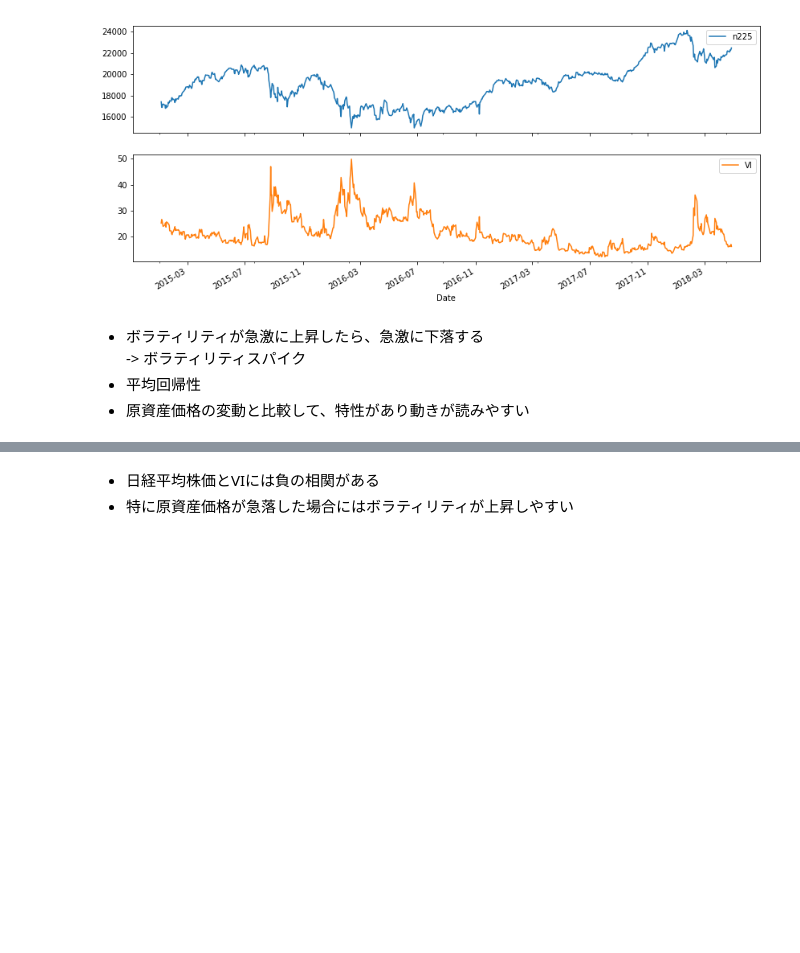
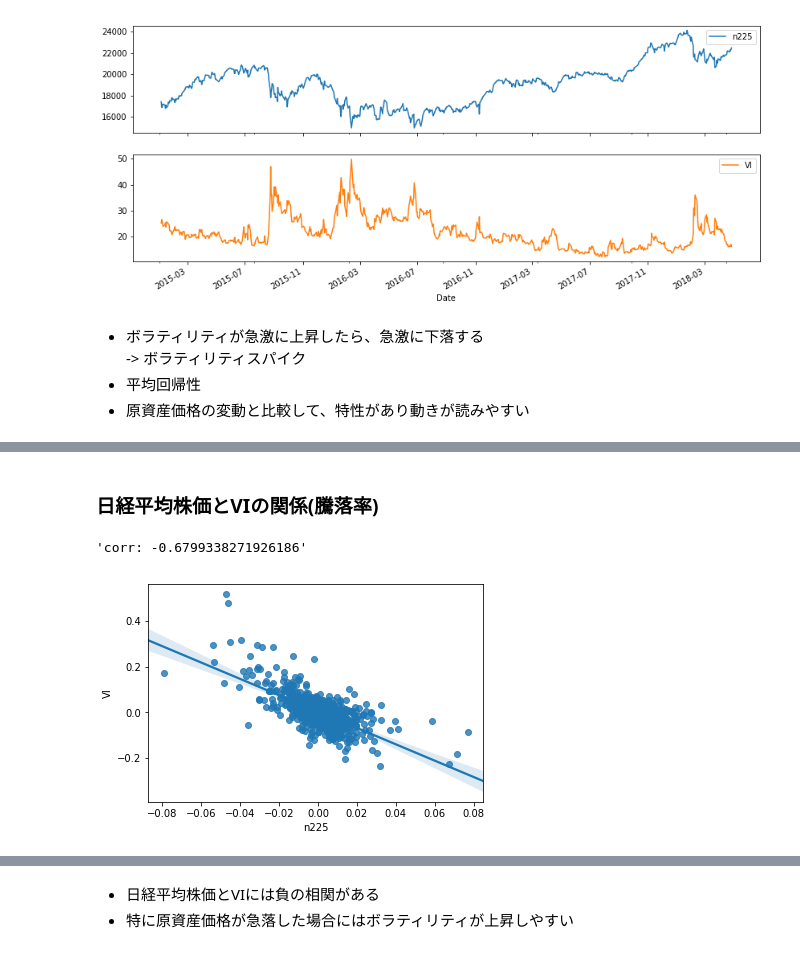
Before and after one commit to drillan/option-old, a Jupyter notebook: VolatilityFeature.ipynb, the cells around one changed output, grey strips where cells are left out. Drawn from its saved outputs; the diff is of its cells as text; code cells hidden in the pictures; blank space fills up the shorter version.

```diff
--- a/VolatilityFeature.ipynb
+++ b/VolatilityFeature.ipynb
@@ -83 +113,10 @@ sns.regplot(x='n225', y='VI', data=n225_vi_df);
+# %% [markdown]
+### 日経平均株価とVIの関係(騰落率)
+# %%
+n225_vi_diff_df = n225_vi_df.pct_change().dropna()
+sns.regplot(x='n225', y='VI', data=n225_vi_diff_df);
+'corr: {}'.format(n225_vi_diff_df.corr().iloc[0, 1])
+# %% [output]
+'corr: -0.6799338271926186'
+[figure, added]
 # %%
```
Also changed, not shown: parts of 11 cells of this notebook, 7 other files.
